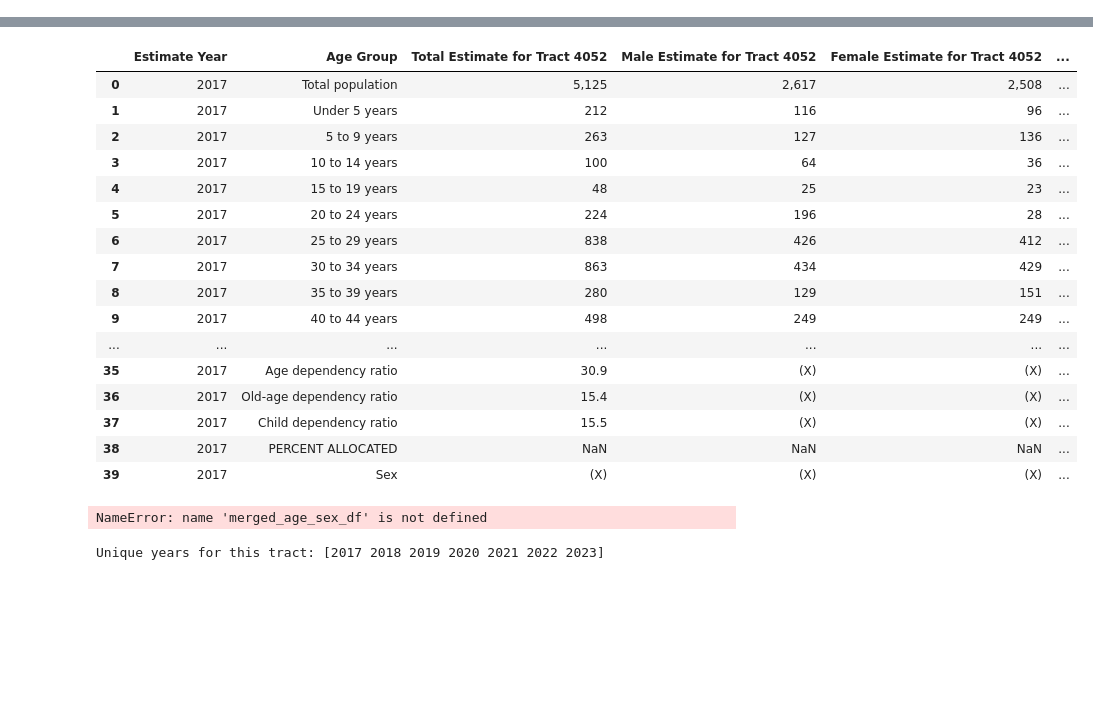
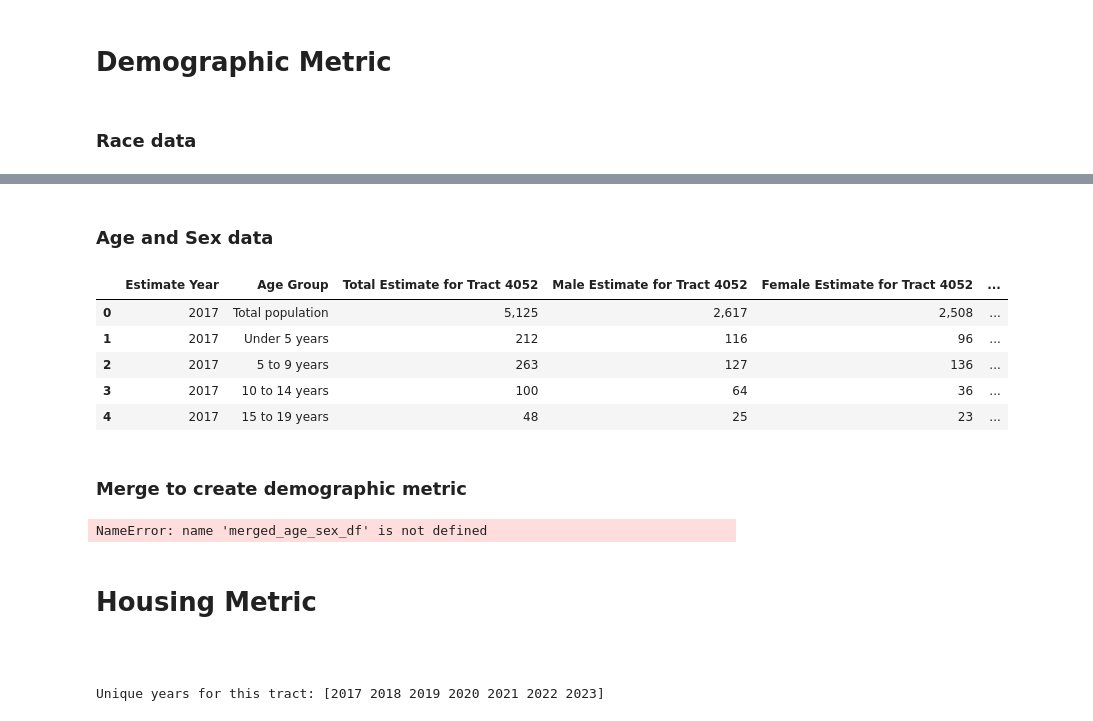
Before and after one commit to kareem-weaver/AUC_Mastercard_Challenge_Quant, a Jupyter notebook: src/Untitled.ipynb, the cells around one changed output, grey strips where cells are left out. Cells and saved outputs as stored; diff of their text form; code cells hidden in the pictures; blank space fills up the shorter version.

```diff
--- a/src/Untitled.ipynb
+++ b/src/Untitled.ipynb
@@ -6,4 +6,8 @@ import seaborn as sns
 import glob
 import os
 import re
+# %% [markdown]
+# Demographic Metric
+# %% [markdown]
+### Race data
 # %%
@@ -91,8 +94,9 @@ merged_race_df.head()
 | 2 | 2017 | Black or African American alone | 711 | 757 | 367 | ... |
 | 3 | 2017 | American Indian and Alaska Native... | 58 | 7 | 16 | ... |
 | 4 | 2017 | Asian alone | 1,519 | 275 | 848 | ... |
+# %% [markdown]
+### Age and Sex data
 # %%
-############### RACE Merge ###############
 # Specify the directory where your files are located
 directory_path = r"C:\Users\jabba\Desktop\Code\machine_learning\AUC_mastercard_challenge\src\demographic"
 
@@ -105,8 +109,11 @@ file_list = glob.glob(file_pattern)
 # Initialize an empty list to hold the DataFrames
 dataframes = []
 
-# Specify rows to drop
-rows_to_drop = [1,20,21,22,23,24,25,26,27,28,29,30,31,32]  # Replace with the indices of the rows you want to drop
+# Specify age groups to drop
+age_groups_to_drop = ['AGE', 'SUMMARY INDICATORS', 'Sex ratio (males per 100 females)',
+                      'PERCENT ALLOCATED', 'Sex', 'Age', 'SELECTED AGE CATEGORIES', '5 to 14 years','15 to 17 years', 'Under 18 years',
+                     '18 to 24 years', '15 to 44 years', '16 years and over', '18 years and over', '21 years and over', '60 years and over',
+                     '62 years and over', '65 years and over', '75 years and over']
 
 # Loop through each file, read it into a DataFrame, and append it to the list
 for file in file_list:
@@ -117,8 +124,9 @@ for file in file_list:
         year = os.path.basename(file).split('_')[-1].split('.')[0]
         df['Year'] = year
 
-        # Drop specified rows
-        df.drop(index=rows_to_drop, inplace=True)
+        # Normalize age group names and drop rows based on specified age groups
+        df['Label (Grouping)'] = df['Label (Grouping)'].str.strip()  # Remove leading/trailing whitespace
+        df = df[~df['Label (Grouping)'].isin(age_groups_to_drop)]
 
         # Rename columns for estimate year
         df.rename(columns={
@@ -147,45 +155,36 @@ for file in file_list:
         # Rename the columns
         df.rename(columns=new_column_names, inplace=True)
 
         # Drop columns that contain percentages
         df.drop(columns=columns_to_drop, inplace=True, errors='ignore')
 
         # Append the modified DataFrame to the list
         dataframes.append(df)
 
     except Exception as e:
         print(f"Error reading {file}: {e}")
 
 # Concatenate all DataFrames into a single DataFrame
 merged_race_df = pd.concat(dataframes, ignore_index=True)
 
 # Move 'Year' to the front
 column_order = ['Estimate Year'] + [col for col in merged_race_df.columns if col != 'Estimate Year']
 merged_race_df = merged_race_df[column_order]
 
 # Save the merged DataFrame to a new CSV file
 merged_race_df.to_csv('merged_acs_age_sex_data.csv', index=False)
 
 # Display the modified DataFrame
-merged_race_df.head(40)
+merged_race_df.head()
 # %% [output]
 |  | Estimate Year | Age Group | Total Estimate for Tract 4052 | Male Estimate for Tract 4052 | Female Estimate for Tract 4052 | ... |
 | 0 | 2017 | Total population | 5,125 | 2,617 | 2,508 | ... |
 | 1 | 2017 | Under 5 years | 212 | 116 | 96 | ... |
 | 2 | 2017 | 5 to 9 years | 263 | 127 | 136 | ... |
 | 3 | 2017 | 10 to 14 years | 100 | 64 | 36 | ... |
 | 4 | 2017 | 15 to 19 years | 48 | 25 | 23 | ... |
-| 5 | 2017 | 20 to 24 years | 224 | 196 | 28 | ... |
-| 6 | 2017 | 25 to 29 years | 838 | 426 | 412 | ... |
-| 7 | 2017 | 30 to 34 years | 863 | 434 | 429 | ... |
-| 8 | 2017 | 35 to 39 years | 280 | 129 | 151 | ... |
-| 9 | 2017 | 40 to 44 years | 498 | 249 | 249 | ... |
-| ... | ... | ... | ... | ... | ... | ... |
-| 35 | 2017 | Age dependency ratio | 30.9 | (X) | (X) | ... |
-| 36 | 2017 | Old-age dependency ratio | 15.4 | (X) | (X) | ... |
-| 37 | 2017 | Child dependency ratio | 15.5 | (X) | (X) | ... |
-| 38 | 2017 | PERCENT ALLOCATED | NaN | NaN | NaN | ... |
-| 39 | 2017 | Sex | (X) | (X) | (X) | ... |
+# %% [markdown]
+### Merge to create demographic metric
 # %%
 ######### CREATE DEMOGRAPHIC METRIC ##############
 # Clean the 'Demographic Group' names to standardize them
@@ -222,6 +221,10 @@ pd.set_option('display.max_columns', None)  # Show all columns
 merged_data
 # %% [output]
 NameError: name 'merged_age_sex_df' is not defined
+# %% [markdown]
+# Housing Metric
+# %% [markdown]
+##
 # %%
 ###### Ignore #####
 # %%
```
Also changed, not shown: parts of 1 cell of this notebook, 1 other file.
